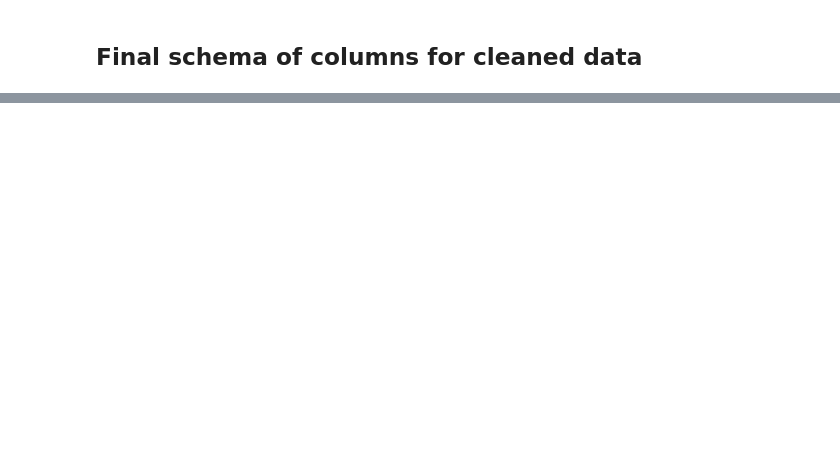
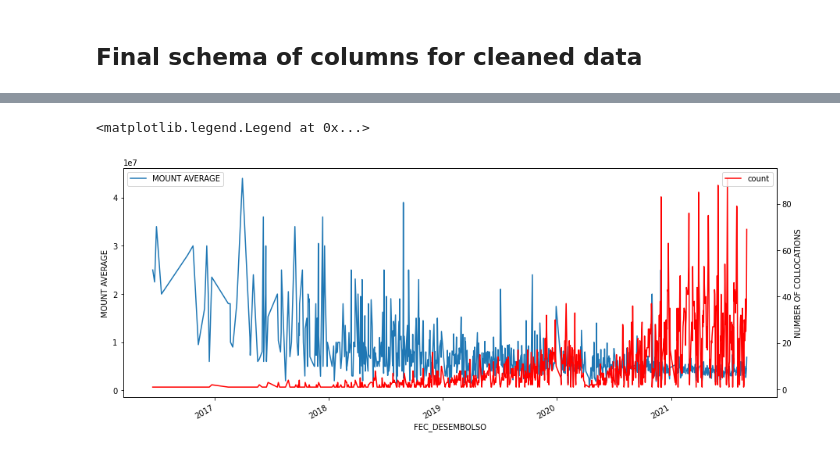
Before and after one commit to hdt94/ds4a-project, a Jupyter notebook: analytics/cleaning/cleaning_colocacion.ipynb, the cells around one changed output, grey strips where cells are left out. Saved outputs shown, nothing was run; the diff lists cells and outputs as text; code cells hidden in the pictures; blank space fills up the shorter version.

```diff
--- a/analytics/cleaning/cleaning_colocacion.ipynb
+++ b/analytics/cleaning/cleaning_colocacion.ipynb
@@ -285,0 +381,4 @@ count_same_obligacion_pagare = df_pagare_digit.query('Obligacion == Pagare').sha
+# %%
+agg_per_date = df.groupby('Fec_Desembolso').aggregate({'Monto':['mean', 'sum'], 'Fec_Desembolso':'count'})
+
+agg_per_date
@@ -286 +401,16 @@ count_same_obligacion_pagare = df_pagare_digit.query('Obligacion == Pagare').sha
+# %%
+fig, ax = plt.subplots(figsize=(15, 6))
+ax2 = ax.twinx()
+
+ylabel = "MOUNT AVERAGE"
+agg_per_date[('Monto', 'mean')].plot(ax=ax, label=ylabel, ylabel=ylabel, xlabel='FEC_DESEMBOLSO')
+
+ylabel = "NUMBER OF COLLOCATIONS"
+agg_per_date['Fec_Desembolso'].plot(ax=ax2, color='red', label=ylabel, ylabel=ylabel, xlabel='FEC_DESEMBOLSO')
+
+ax.legend(loc='upper left')
+ax2.legend(loc='upper right')
+# %% [output]
+<matplotlib.legend.Legend at 0x...>
+[figure, added]
 # %%
```
Also changed, not shown: parts of 27 cells of this notebook, 1 other file.
